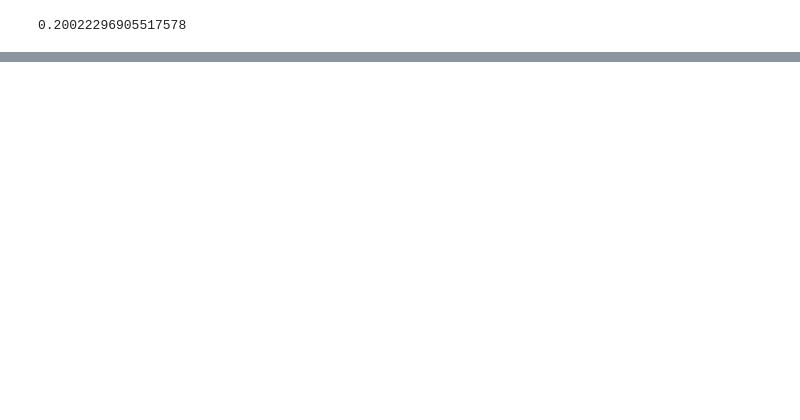
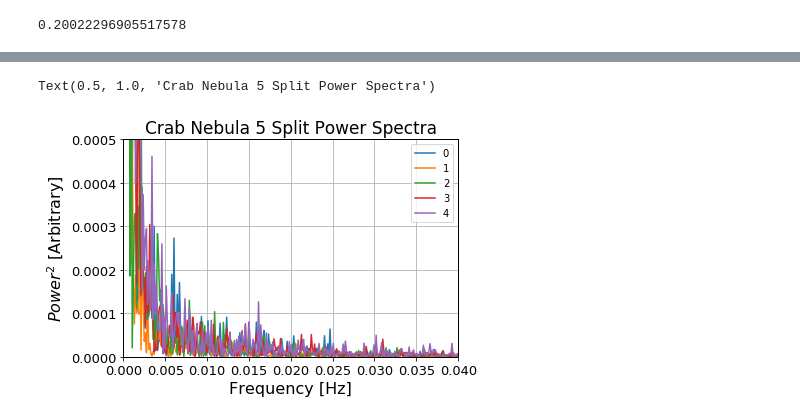
Before and after one commit to James11222/radiolab_repo, a Jupyter notebook: lab3/Emily/lab3.ipynb, the cells around one changed output, grey strips where cells are left out. Saved outputs shown, nothing was run; the diff lists cells and outputs as text; code cells hidden in the pictures; blank space fills up the shorter version.

```diff
--- a/lab3/Emily/lab3.ipynb
+++ b/lab3/Emily/lab3.ipynb
@@ -75,0 +115,15 @@ sun_times[1] - sun_times[0]
+# %%
+crab_splits, crab_freqs = split_data(crab_12_data, crab_12_time, 5)
+for i in range(len(crab_splits)):
+#     crab_splits[i][len(crab_splits[i])//2-1000:len(crab_splits[i])//2+1000] = 0
+    plt.plot(crab_freqs[i], crab_splits[i], label=str(i))
+plt.legend()
+plt.xlim(0,0.04)
+plt.ylim(0,.0005)
+# plt.yscale('log')
+plt.xlabel('Frequency [Hz]')
+plt.ylabel('$Power^2$ [Arbitrary]')
+plt.title('Crab Nebula 5 Split Power Spectra')
+# %% [output]
+Text(0.5, 1.0, 'Crab Nebula 5 Split Power Spectra')
+[figure, added]
```
Also changed, not shown: parts of 6 cells of this notebook, 2 other files.
